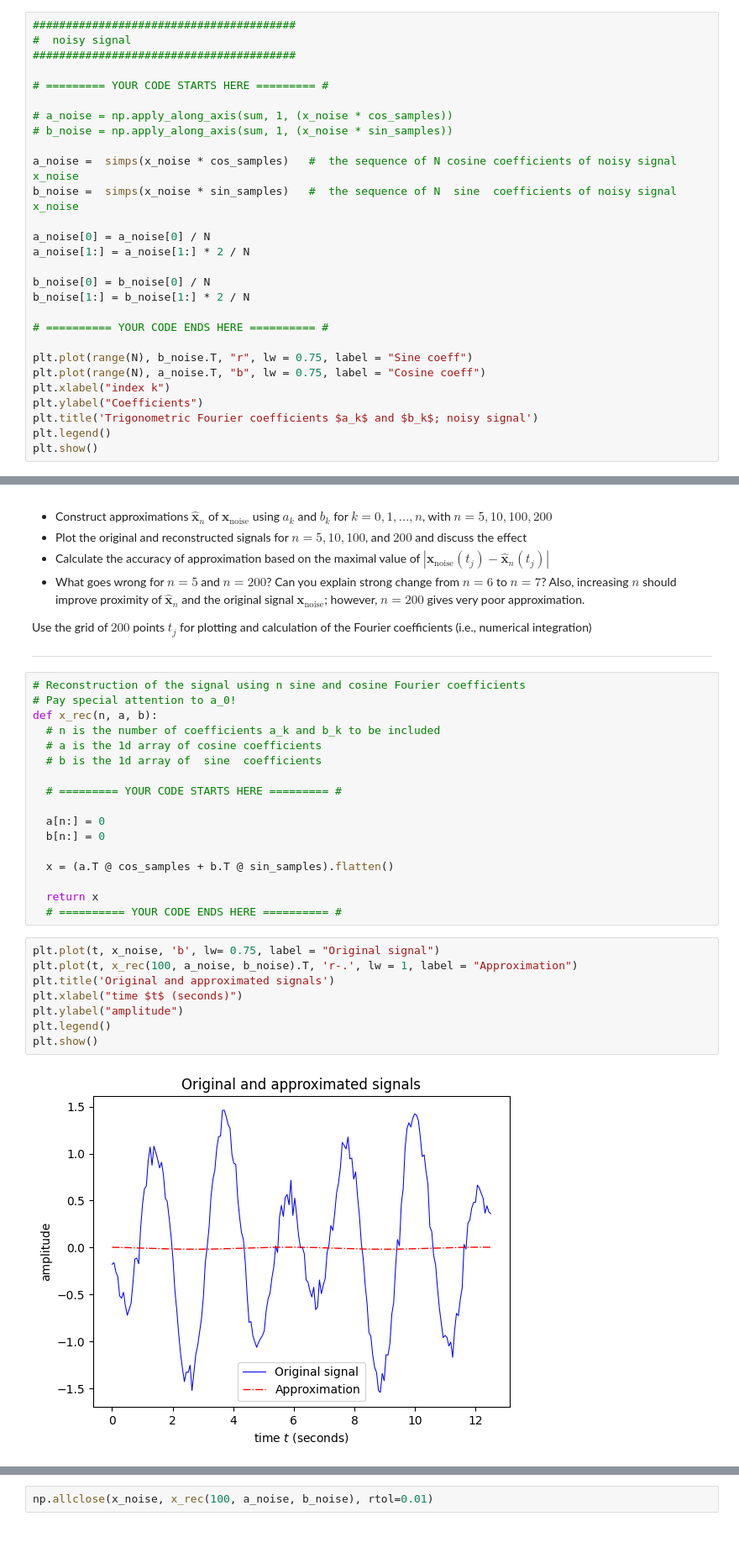
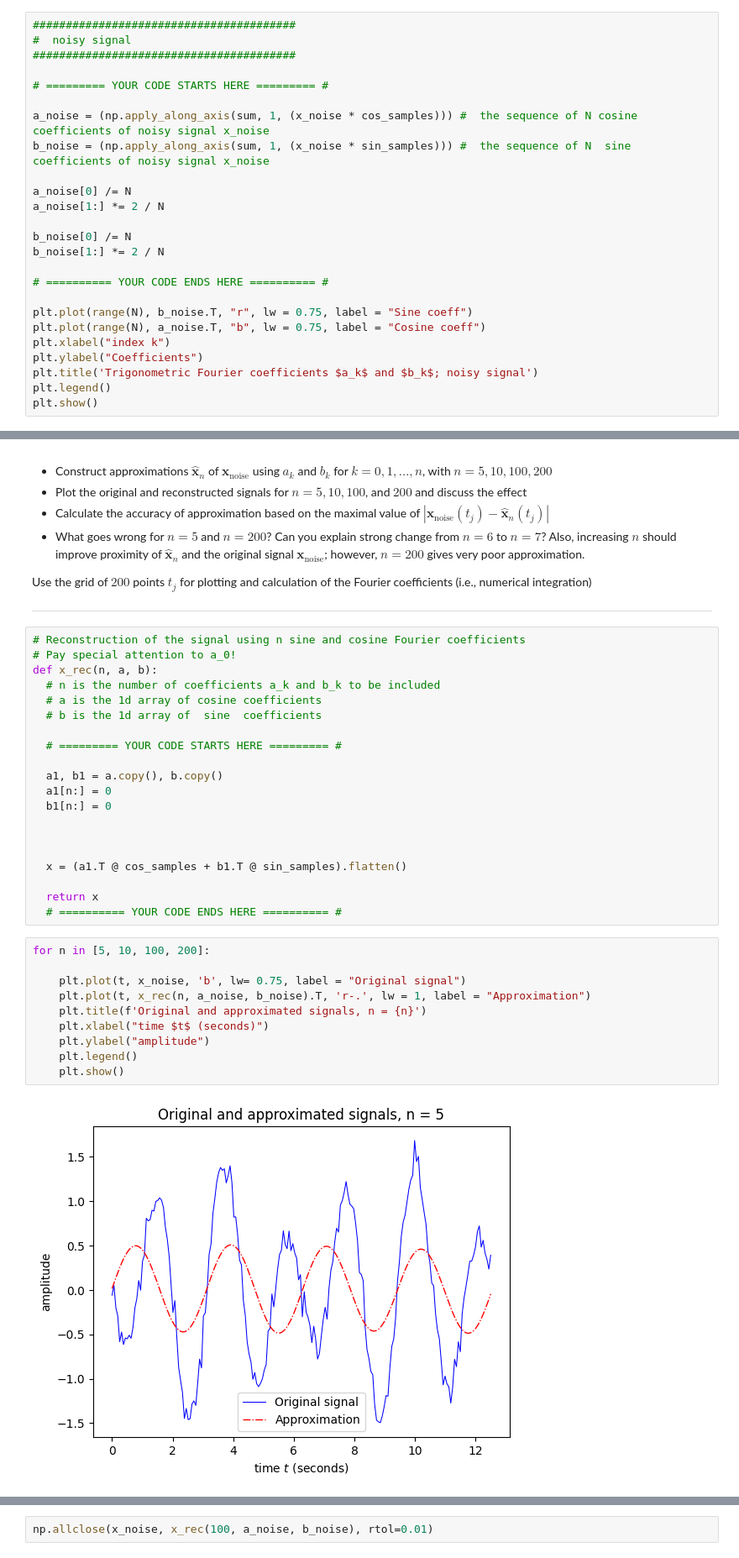
Before and after one commit to Smarinchenko/UCU-LA, a Jupyter notebook: hw1-task4-fourier-transform.ipynb, the cells around one changed output, grey strips where cells are left out. Shown at 84% size. Saved outputs shown, nothing was run; the diff lists cells and outputs as text.

```diff
--- a/hw1-task4-fourier-transform.ipynb
+++ b/hw1-task4-fourier-transform.ipynb
@@ -133,17 +133,14 @@ plt.show()
 
 # ========= YOUR CODE STARTS HERE ========= #
 
-# a_noise = np.apply_along_axis(sum, 1, (x_noise * cos_samples))
-# b_noise = np.apply_along_axis(sum, 1, (x_noise * sin_samples))
+a_noise = (np.apply_along_axis(sum, 1, (x_noise * cos_samples))) #  the sequence of N cosine coefficients of noisy signal x_noise
+b_noise = (np.apply_along_axis(sum, 1, (x_noise * sin_samples))) #  the sequence of N  sine  coefficients of noisy signal x_noise
 
-a_noise =  simps(x_noise * cos_samples)   #  the sequence of N cosine coefficients of noisy signal x_noise
-b_noise =  simps(x_noise * sin_samples)   #  the sequence of N  sine  coefficients of noisy signal x_noise
+a_noise[0] /= N
+a_noise[1:] *= 2 / N
 
-a_noise[0] = a_noise[0] / N
-a_noise[1:] = a_noise[1:] * 2 / N
-
-b_noise[0] = b_noise[0] / N
-b_noise[1:] = b_noise[1:] * 2 / N
+b_noise[0] /= N
+b_noise[1:] *= 2 / N
 
 # ========== YOUR CODE ENDS HERE ========== #
 
@@ -184,20 +181,25 @@ def x_rec(n, a, b):
 
   # ========= YOUR CODE STARTS HERE ========= #
 
-  a[n:] = 0
-  b[n:] = 0
+  a1, b1 = a.copy(), b.copy()
+  a1[n:] = 0
+  b1[n:] = 0
 
-  x = (a.T @ cos_samples + b.T @ sin_samples).flatten()
+
+
+  x = (a1.T @ cos_samples + b1.T @ sin_samples).flatten()
 
   return x
   # ========== YOUR CODE ENDS HERE ========== #
 # %%
-plt.plot(t, x_noise, 'b', lw= 0.75, label = "Original signal")
-plt.plot(t, x_rec(100, a_noise, b_noise).T, 'r-.', lw = 1, label = "Approximation")
-plt.title('Original and approximated signals')
-plt.xlabel("time $t$ (seconds)")
-plt.ylabel("amplitude")
-plt.legend()
-plt.show()
+for n in [5, 10, 100, 200]:
+
+    plt.plot(t, x_noise, 'b', lw= 0.75, label = "Original signal")
+    plt.plot(t, x_rec(n, a_noise, b_noise).T, 'r-.', lw = 1, label = "Approximation")
+    plt.title(f'Original and approximated signals, n = {n}')
+    plt.xlabel("time $t$ (seconds)")
+    plt.ylabel("amplitude")
+    plt.legend()
+    plt.show()
 # %% [output]
-[figure, old version]
+[figure, new version]
```
Also changed, not shown: parts of 8 cells of this notebook, 2 other files.
